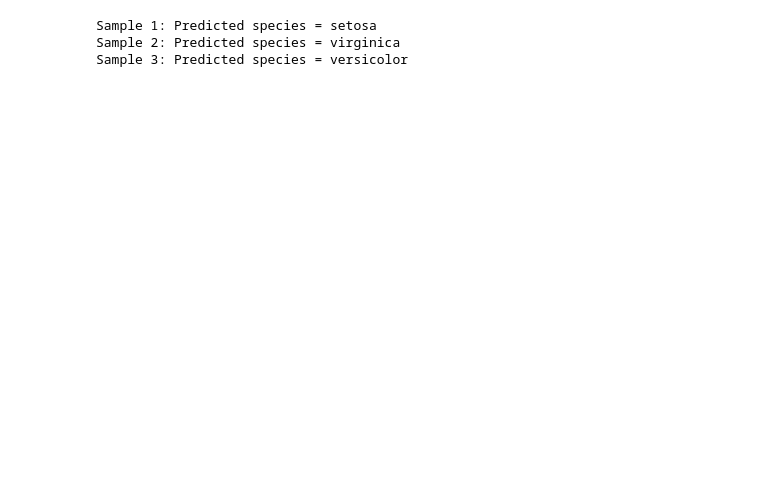
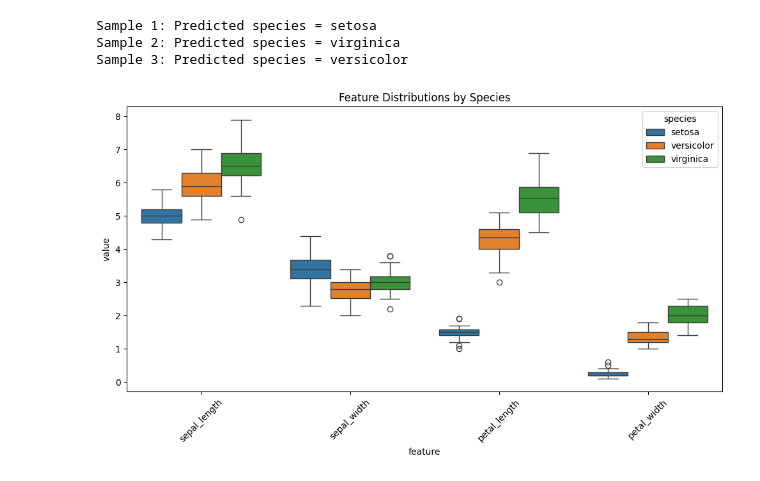
Before and after one commit to hamnasz/Internship_CodeVeda, a Jupyter notebook: Level 3/Task 3/main.ipynb, the cells around one changed output. Cells and saved outputs as stored; diff of their text form; code cells hidden in the pictures; blank space fills up the shorter version.

Commit message:
Added Visualization

```diff
--- a/Level 3/Task 3/main.ipynb
+++ b/Level 3/Task 3/main.ipynb
@@ -178,3 +180,13 @@ for i, pred in enumerate(predicted_species):
 Sample 1: Predicted species = setosa
 Sample 2: Predicted species = virginica
 Sample 3: Predicted species = versicolor
+# %%
+df_melted = pd.melt(df, id_vars='species', var_name='feature', value_name='value')
+plt.figure(figsize=(10, 6))
+sns.boxplot(x='feature', y='value', hue='species', data=df_melted)
+plt.title('Feature Distributions by Species')
+plt.xticks(rotation=45)
+plt.tight_layout()
+plt.show()
+# %% [output]
+[figure, added]
```
Also changed, not shown: parts of 11 cells of this notebook, 1 other file.
